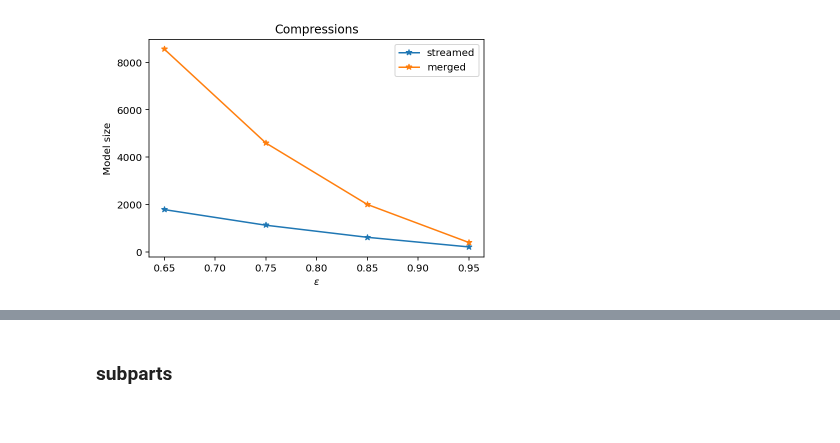
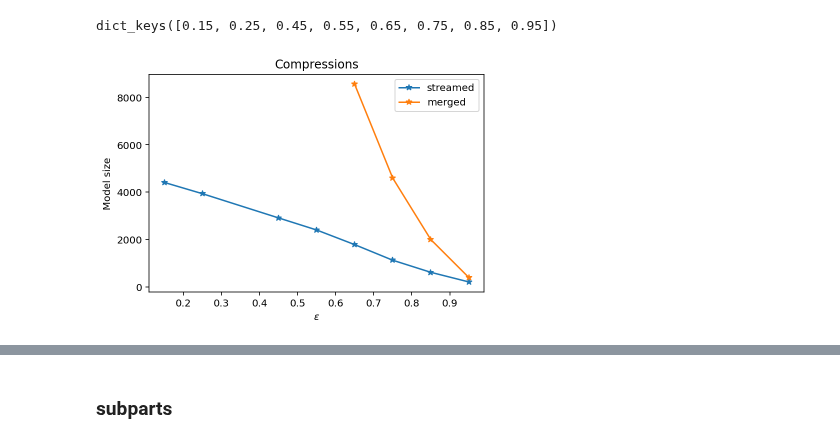
Before and after one commit to jrybicki-jsc/smms, a Jupyter notebook: graphla/cleans.ipynb, the cells around one changed output, grey strips where cells are left out. Cells and saved outputs as stored; diff of their text form; code cells hidden in the pictures.

```diff
--- a/graphla/cleans.ipynb
+++ b/graphla/cleans.ipynb
@@ -20,16 +20,21 @@ merged_dir = '../res/newclusterres/cleans/merged/'
 # %%
 streamed_nets, streamed_sizes = get_nets(directory=stream_dir)
 merged_nets, merged_sizes = get_nets(directory=merged_dir)
+# %%
+streamed_nets.keys()
+# %% [output]
+dict_keys([0.15, 0.25, 0.45, 0.55, 0.65, 0.75, 0.85, 0.95])
 # %%
 n = merged_nets[0.65]
 # %%
 plt.title('Compressions')
-plt.plot(sorted(streamed_nets.keys()), sizes,'-*', label='streamed');
+plt.plot(sorted(streamed_nets.keys()), streamed_sizes,'-*', label='streamed');
 plt.plot(sorted(merged_nets.keys()), merged_sizes,'-*', label='merged');
 
 plt.legend()
 
 plt.xlabel('$\epsilon$')
+
 plt.ylabel('Model size');
 # %% [output]
-[figure, old version]
+[figure, new version]
```
Also changed, not shown: parts of 19 cells of this notebook.
